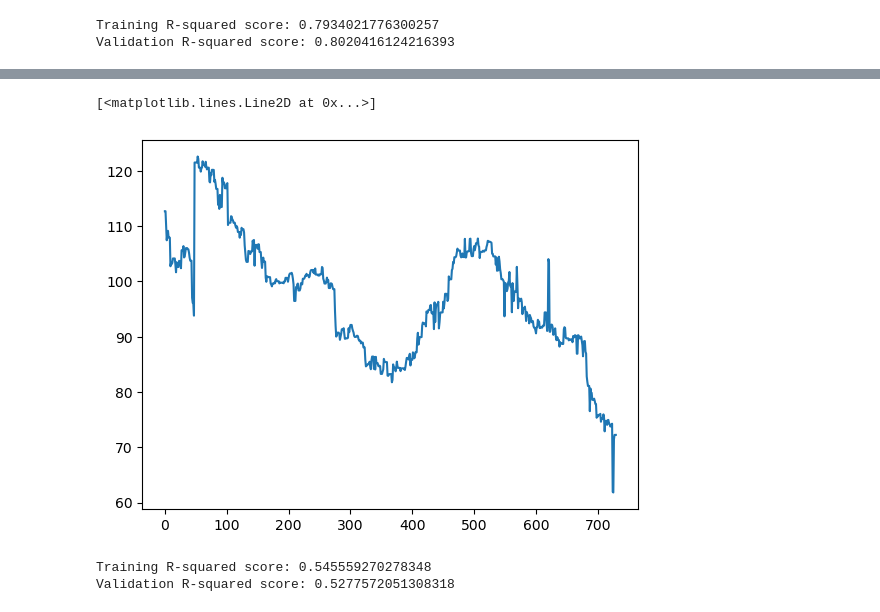
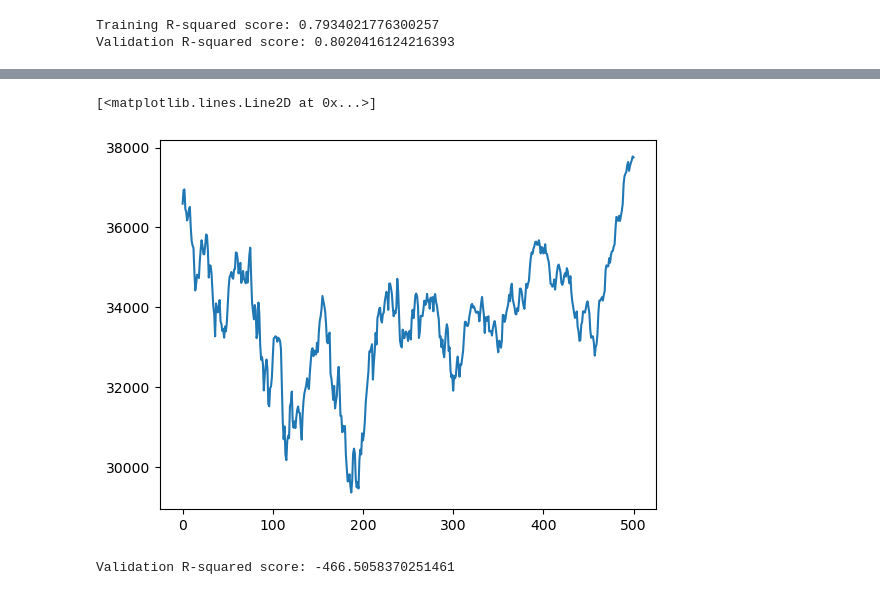
Before and after one commit to code4ry/FinRL-RegressionModels, a Jupyter notebook: Learning Models/Bayesian Regression/create_data.ipynb, the cells around one changed output, grey strips where cells are left out. Cells and saved outputs as stored; diff of their text form; code cells hidden in the pictures.

```diff
--- a/Learning Models/Bayesian Regression/create_data.ipynb
+++ b/Learning Models/Bayesian Regression/create_data.ipynb
@@ -76,0 +85,18 @@ Validation R-squared score: 0.8020416124216393
+# %%
+#test for snp500
+df2 = pd.read_csv("sandp500.csv")
+
+fig, ax = plt.subplots()
+
+#create days column
+days = []
+for i in range(len(df2["Date"])):
+    days.append(i)
+df2.insert(0, "Days", days, True)
+
+
+#graph data
+x = df2["Days"]
+y = df2["High"]
+
+ax.plot(x, y)
@@ -84,51 +145,37 @@ plt.show()
 # %%
-df = pd.read_csv("sandp500.csv")
+#testing dji
+df3 = pd.read_csv("dji.csv")
 
 fig, ax = plt.subplots()
 
 #create days column
 days = []
-for i in range(len(df["Date"])):
+for i in range(len(df3["Date"])):
     days.append(i)
-df.insert(0, "Days", days, True)
+df3.insert(0, "Days", days, True)
 
 
 #graph data
-x = df["Days"]
-y = df["High"]
+x = df3["Days"]
+y = df3["High"]
 
 ax.plot(x, y)
 # %% [output]
 [<matplotlib.lines.Line2D at 0x...>]
-[figure, old version]
+[figure, new version]
-# %%
-# Extract features and target variable
-X = df[['Days']]
-y = df['High']
-
-# Split the data into training and validation sets
-X_train, X_valid, y_train, y_valid = train_test_split(X, y, train_size=0.8, test_size=0.2, random_state=0)
-
-# Initialize polynomial features
-poly = PolynomialFeatures(degree=3)  # Adjust degree as needed
-
-# Transform features to capture non-linear relationships
-X_train_poly = poly.fit_transform(X_train)
-X_valid_poly = poly.transform(X_valid)
-
-# Initialize and train the Bayesian Ridge regression model
-bayesian_ridge = BayesianRidge(n_iter=300)
-bayesian_ridge.fit(X_train_poly, y_train)
-
-# Make predictions
-pred_train = bayesian_ridge.predict(X_train_poly)
-pred_valid = bayesian_ridge.predict(X_valid_poly)
-
-# Evaluate the model
-train_r2 = r2_score(y_train, pred_train)
-valid_r2 = r2_score(y_valid, pred_valid)
-print("Training R-squared score:", train_r2)
-print("Validation R-squared score:", valid_r2)
-# %% [output]
-Training R-squared score: 0.545559270278348
-Validation R-squared score: 0.5277572051308318
+# %%
+# Extract features and target variable
+X_diji = df3[['Days']]
+y_diji = df3['High']
+
+
+X_valid_poly= poly.transform(X_diji)
+
+# Make predictions
+pred_valid = bayesian_ridge.predict(X_valid_poly)
+
+# Evaluate the model
+valid_r2 = r2_score(y_diji, pred_valid)
+print("Validation R-squared score:", valid_r2)
+# %% [output]
+Validation R-squared score: -466.5058370251461
```
Also changed, not shown: parts of 8 cells of this notebook, 1 other file.
